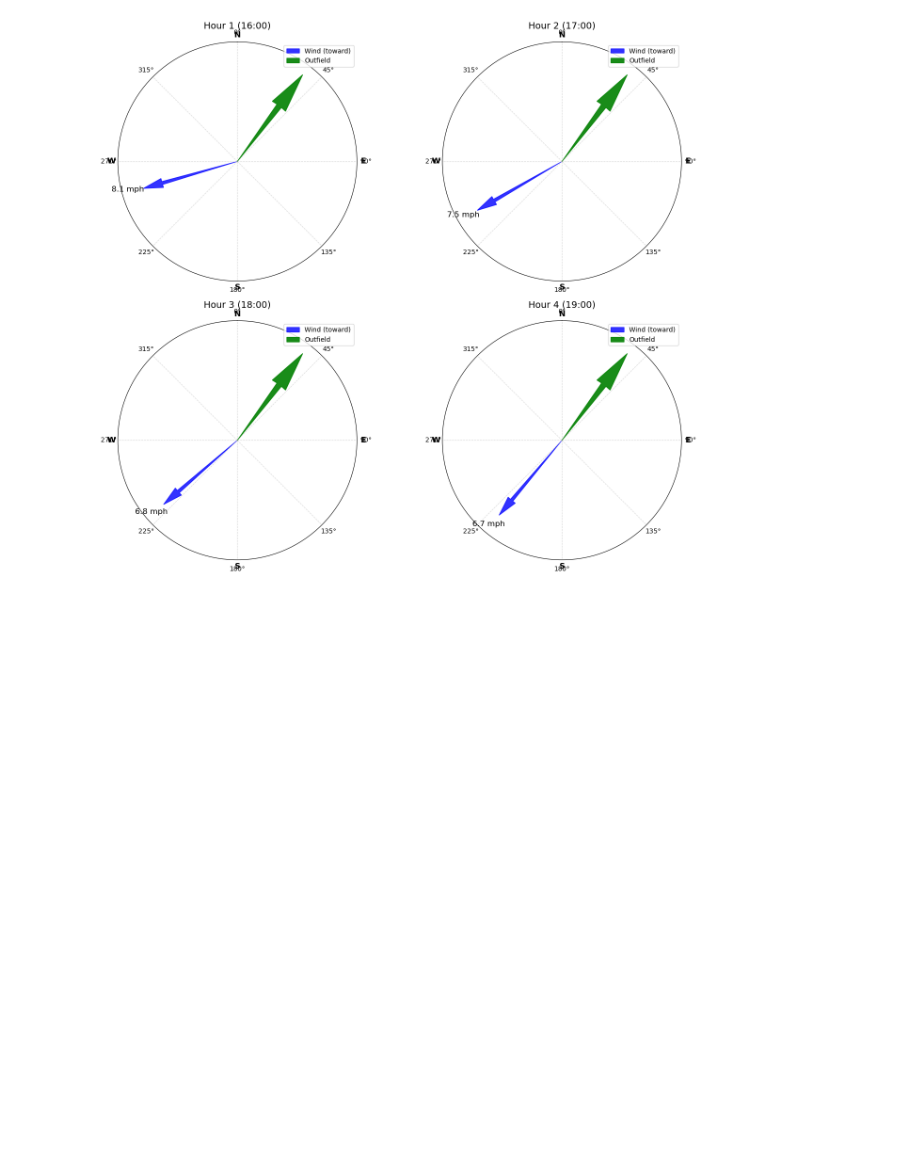
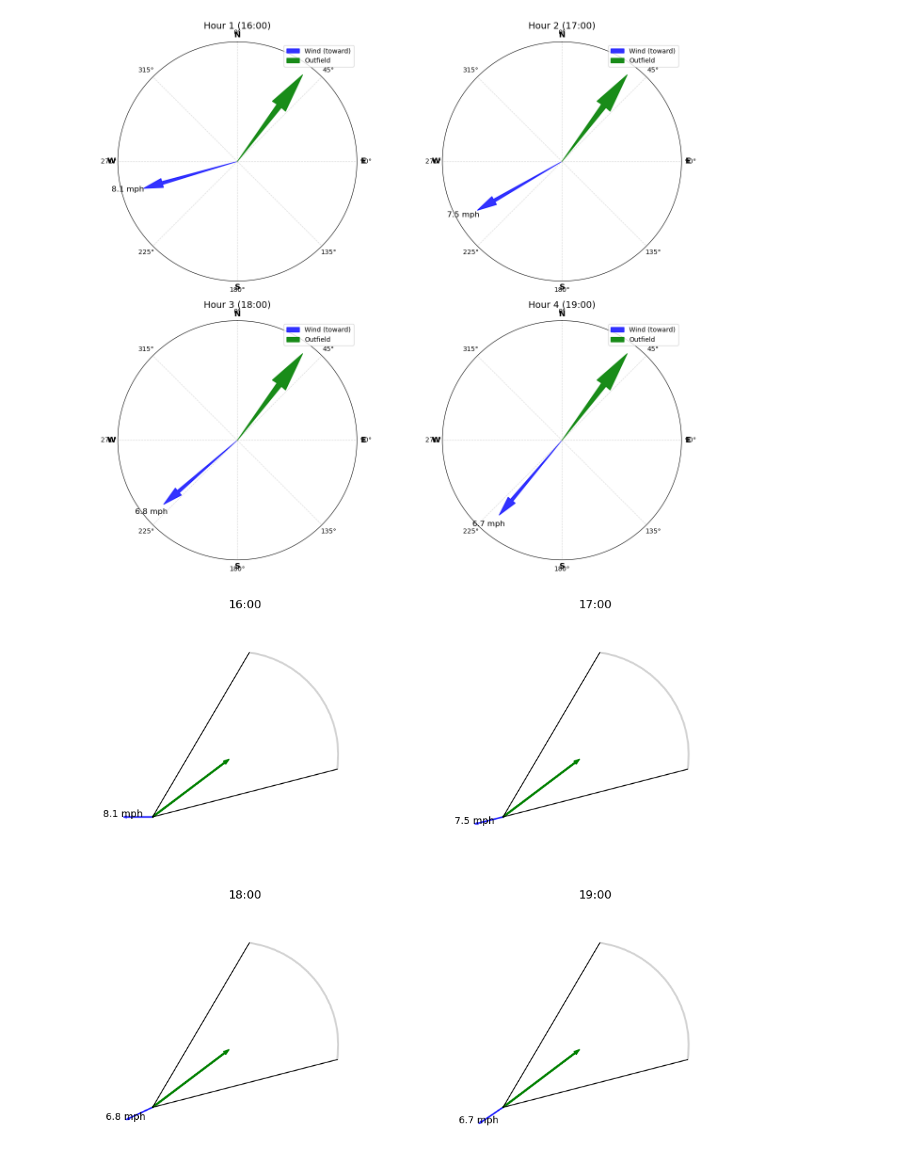
Before and after one commit to rpatel12438/mlb-wind-correlation, a Jupyter notebook: MLBwindCorrelation.ipynb, the cells around one changed output. Cells and saved outputs as stored; diff of their text form; code cells hidden in the pictures; blank space fills up the shorter version.

Commit message:
Added new way of visualizing wind data, work in progress

```diff
--- a/MLBwindCorrelation.ipynb
+++ b/MLBwindCorrelation.ipynb
@@ -289,3 +289,98 @@ plt.tight_layout()
 plt.show()
 # %% [output]
 [figure]
+# %%
+from matplotlib.patches import Arc
+
+def draw_basic_field(ax, outfield_direction_deg):
+    field_radius = 400
+
+    # Calculate arc center by moving 'field_radius' units out along outfield direction
+    center_x = field_radius * np.cos(np.deg2rad(outfield_direction_deg))
+    center_y = field_radius * np.sin(np.deg2rad(outfield_direction_deg))
+
+    # Arc angles: 90 degrees total, centered on outfield_direction_deg
+    theta1 = (outfield_direction_deg - 45) % 360
+    theta2 = (outfield_direction_deg + 45) % 360
+
+    # Draw quarter-circle arc representing outfield fence
+    arc_patch = Arc((center_x, center_y), 2*field_radius, 2*field_radius,
+                    angle=0, theta1=theta1, theta2=theta2,
+                    color='lightgray', lw=2)
+    ax.add_patch(arc_patch)
+
+    # Draw foul lines from home plate (0,0) to ends of the arc
+    x1 = center_x + field_radius * np.cos(np.deg2rad(theta1))
+    y1 = center_y + field_radius * np.sin(np.deg2rad(theta1))
+    ax.plot([0, x1], [0, y1], color='black', lw=1)
+
+    x2 = center_x + field_radius * np.cos(np.deg2rad(theta2))
+    y2 = center_y + field_radius * np.sin(np.deg2rad(theta2))
+    ax.plot([0, x2], [0, y2], color='black', lw=1)
+
+    # Set limits to show entire field nicely
+    margin = 150
+    xs = [0, center_x, x1, x2]
+    ys = [0, center_y, y1, y2]
+    ax.set_xlim(min(xs) - margin, max(xs) + margin)
+    ax.set_ylim(min(ys) - margin, max(ys) + margin)
+    ax.set_aspect('equal')
+    ax.axis('off')
+
+
+# Assume filtered_wind and outfield_direction_deg are defined elsewhere
+num_hours = len(filtered_wind)
+cols = 2
+rows = math.ceil(num_hours / cols)
+fig, axes = plt.subplots(rows, cols, figsize=(6 * cols, 5 * rows))
+axes = axes.flatten()
+
+for i, entry in enumerate(filtered_wind):
+    ax = axes[i]
+
+    draw_basic_field(ax, outfield_direction_deg)
+
+    # Outfield arrow pointing along outfield direction
+    rad = np.deg2rad(outfield_direction_deg)
+    outfield_length = 350
+    ax.arrow(0, 0,
+             outfield_length * np.cos(rad), outfield_length * np.sin(rad),
+             color='green', width=5, label='Outfield')
+
+    # Wind direction arrow (convert FROM -> TO direction)
+    wind_toward_deg = (entry["direction_deg"] + 180) % 360
+    rad_wind = np.deg2rad(wind_toward_deg)
+    wind_length = 100
+
+    # Outfield unit vector
+    u_x = np.cos(rad)
+    u_y = np.sin(rad)
+
+    # Wind vector before flip
+    v_x = wind_length * np.cos(rad_wind)
+    v_y = wind_length * np.sin(rad_wind)
+
+    # Dot product
+    dot = v_x * u_x + v_y * u_y
+
+    # Reflect wind vector about outfield vector (flip over outfield axis)
+    v_ref_x = 2 * dot * u_x - v_x
+    v_ref_y = 2 * dot * u_y - v_y
+
+    # Draw reflected wind arrow
+    ax.arrow(0, 0, v_ref_x, v_ref_y, color='blue', width=3, alpha=0.7, label='Wind')
+
+    # Wind speed label
+    x_text = v_ref_x * 1.15
+    y_text = v_ref_y * 1.1
+    ax.text(x_text, y_text, f"{entry['speed_mph']:.1f} mph", fontsize=10, ha='center', color='black')
+
+    # Time label
+    time_label = entry["time"][-5:]
+    ax.set_title(time_label, fontsize=12)
+
+# Remove unused subplots
+for j in range(num_hours, rows * cols):
+    fig.delaxes(axes[j])
+# %% [output]
+[figure, added]
```
